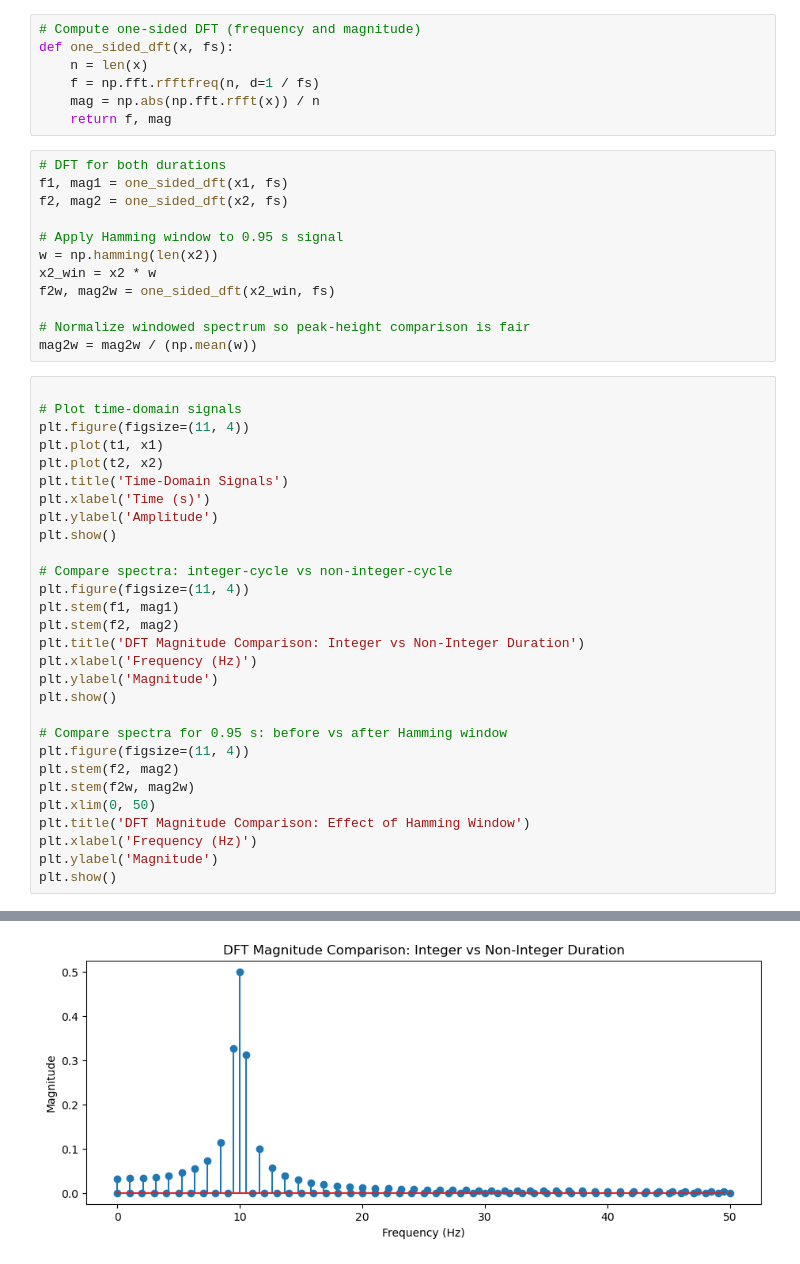
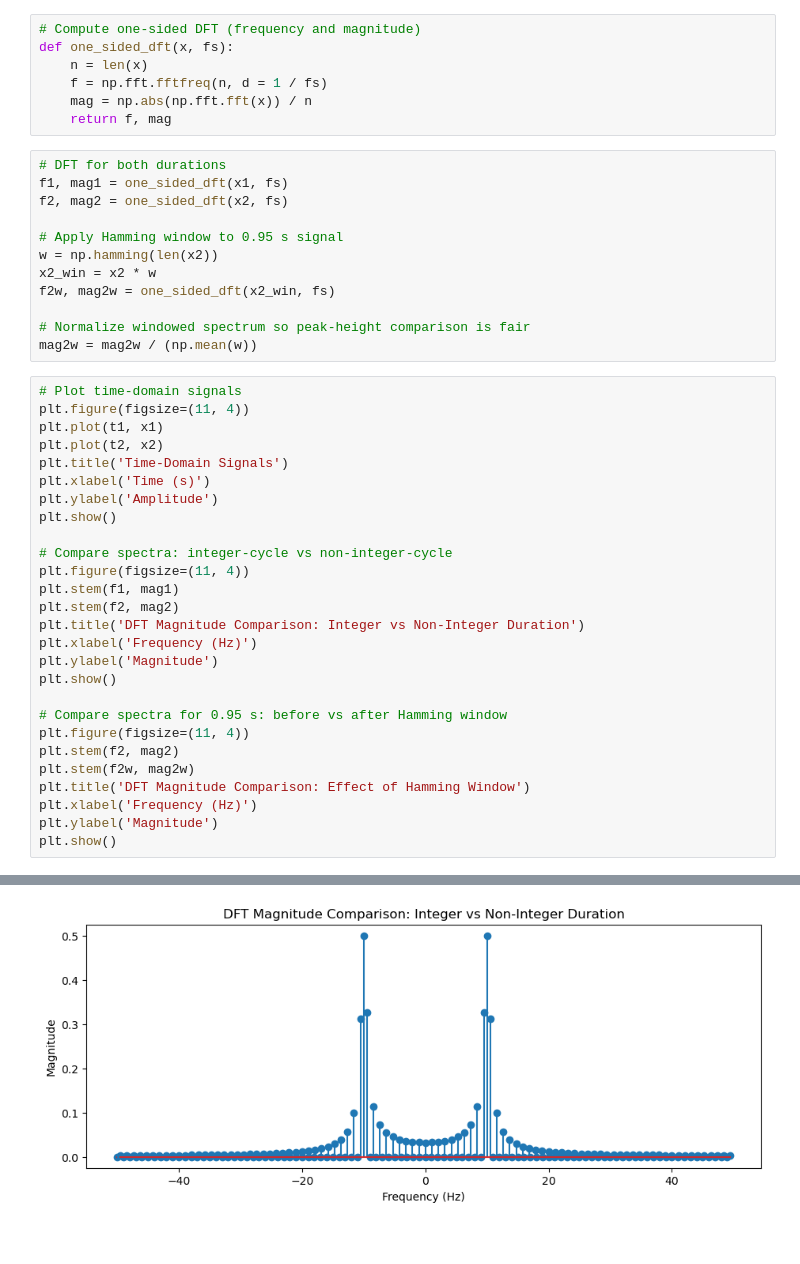
Before and after one commit to mdshiblinoman/Digital-Signal-Processing-Lab, a Jupyter notebook: Previous Solve/1st/1No.ipynb, the cells around one changed output, grey strips where cells are left out. Cells and saved outputs as stored; diff of their text form.

```diff
--- a/Previous Solve/1st/1No.ipynb
+++ b/Previous Solve/1st/1No.ipynb
@@ -18,8 +18,8 @@ x2 = np.sin(2 * np.pi * f0 * t2)
 # Compute one-sided DFT (frequency and magnitude)
 def one_sided_dft(x, fs):
     n = len(x)
-    f = np.fft.rfftfreq(n, d=1 / fs)
-    mag = np.abs(np.fft.rfft(x)) / n
+    f = np.fft.fftfreq(n, d = 1 / fs)
+    mag = np.abs(np.fft.fft(x)) / n
     return f, mag
 # %%
 # DFT for both durations
@@ -34,37 +34,35 @@ f2w, mag2w = one_sided_dft(x2_win, fs)
 # Normalize windowed spectrum so peak-height comparison is fair
 mag2w = mag2w / (np.mean(w))
 # %%
-
 # Plot time-domain signals
 plt.figure(figsize=(11, 4))
 plt.plot(t1, x1)
 plt.plot(t2, x2)
 plt.title('Time-Domain Signals')
 plt.xlabel('Time (s)')
 plt.ylabel('Amplitude')
 plt.show()
 
 # Compare spectra: integer-cycle vs non-integer-cycle
 plt.figure(figsize=(11, 4))
 plt.stem(f1, mag1)
 plt.stem(f2, mag2)
 plt.title('DFT Magnitude Comparison: Integer vs Non-Integer Duration')
 plt.xlabel('Frequency (Hz)')
 plt.ylabel('Magnitude')
 plt.show()
 
 # Compare spectra for 0.95 s: before vs after Hamming window
 plt.figure(figsize=(11, 4))
 plt.stem(f2, mag2)
 plt.stem(f2w, mag2w)
-plt.xlim(0, 50)
 plt.title('DFT Magnitude Comparison: Effect of Hamming Window')
 plt.xlabel('Frequency (Hz)')
 plt.ylabel('Magnitude')
 plt.show()
 # %% [output]
 [figure]
-[figure, old version]
+[figure, new version]
 [figure]
 # %%
 # Simple numerical summary of dominant frequency
```
Also changed, not shown: parts of 1 cell of this notebook, 2 other files.
